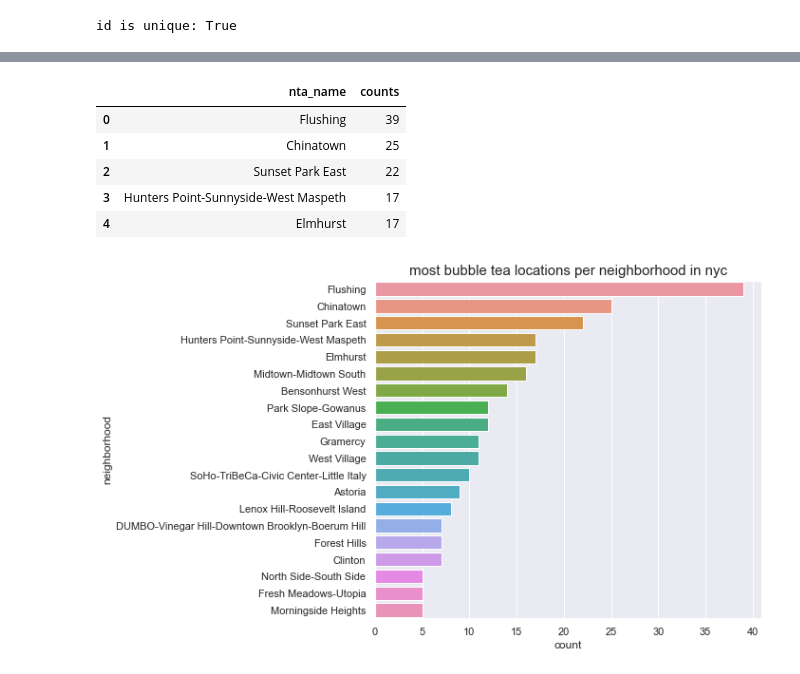
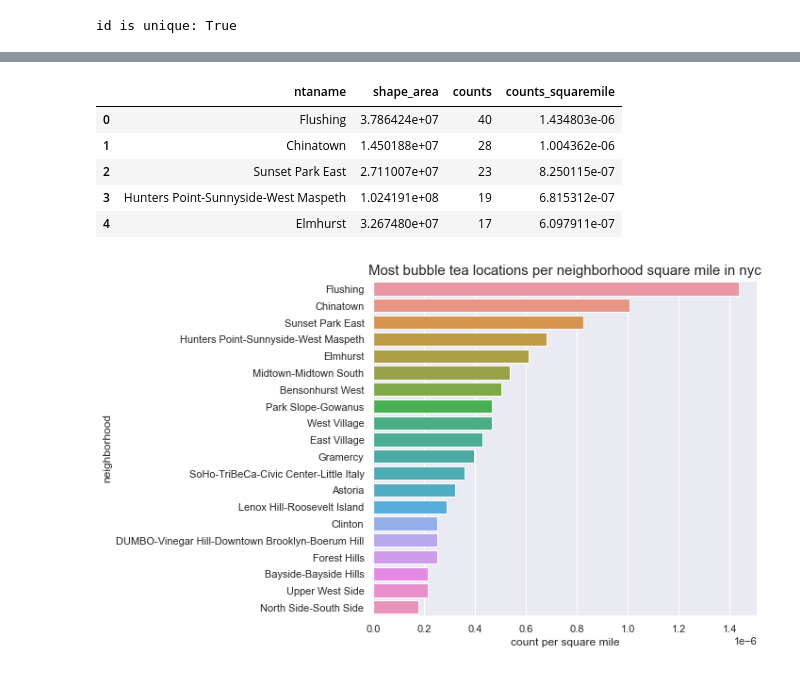
Before and after one commit to mebauer/boba-nyc, a Jupyter notebook: teabook/boba-analysis-nyc.ipynb, the cells around one changed output, grey strips where cells are left out. Cells and saved outputs as stored; diff of their text form; code cells hidden in the pictures.

```diff
--- a/teabook/boba-analysis-nyc.ipynb
+++ b/teabook/boba-analysis-nyc.ipynb
@@ -138,0 +276,5 @@ names.head()
+# %%
+# replace old and new names to original dataframe
+df['name'] = df['name'].replace(replace_duplicates)
+
+df.head()
@@ -299,2 +465,4 @@ _References_:
 # %%
-neighborhoods.to_crs('EPSG:4326', inplace = True)
+neighborhoods = neighborhoods.to_crs('EPSG:4326')
+
+neighborhoods.crs
@@ -336,7 +502,7 @@ gdf.head()
 # %%
 join_df = gpd.sjoin(gdf,
                     neighborhoods,
-                    predicate='intersects')
+                    op='intersects')
 
 join_df.head()
 # %% [output]
@@ -349,31 +515,32 @@ join_df.head()
 5 rows × 27 columns
 # %%
-join_df = join_df.groupby(by='ntaname')['id'].count().sort_values(ascending=False)
+join_df = join_df.groupby(by=['ntaname', 'shape_area'])['id'].count().sort_values(ascending=False)
 join_df = join_df.reset_index()
 
-join_df.columns = ['nta_name', 'counts']
+join_df = join_df.rename(columns={'id':'counts'})
+join_df['counts_squaremile'] = join_df['counts'] / 27878400
 
 join_df.head()
 # %% [output]
-|  | nta_name | counts |
-| 0 | Flushing | 39 |
-| 1 | Chinatown | 25 |
-| 2 | Sunset Park East | 22 |
-| 3 | Hunters Point-Sunnyside-West Maspeth | 17 |
-| 4 | Elmhurst | 17 |
+|  | ntaname | shape_area | counts | counts_squaremile |
+| 0 | Flushing | 3.786424e+07 | 40 | 1.434803e-06 |
+| 1 | Chinatown | 1.450188e+07 | 28 | 1.004362e-06 |
+| 2 | Sunset Park East | 2.711007e+07 | 23 | 8.250115e-07 |
+| 3 | Hunters Point-Sunnyside-West Maspeth | 1.024191e+08 | 19 | 6.815312e-07 |
+| 4 | Elmhurst | 3.267480e+07 | 17 | 6.097911e-07 |
 # %%
 fig, ax = plt.subplots(figsize=(10, 6))
 
-sns.barplot(x="counts",
-            y="nta_name",
+sns.barplot(x="counts_squaremile",
+            y="ntaname",
             data=join_df.head(20),
             ax=ax)
 
-plt.title('most bubble tea locations per neighborhood in nyc', fontsize=15)
+plt.title('Most bubble tea locations per neighborhood square mile in nyc', fontsize=15)
 plt.ylabel('neighborhood')
-plt.xlabel('count')
+plt.xlabel('count per square mile')
 
 plt.tight_layout()
 plt.savefig('busineses-per-neighborhood.png', dpi=200)
 # %% [output]
-[figure, old version]
+[figure, new version]
```
Also changed, not shown: parts of 41 cells of this notebook, 3 other files.
